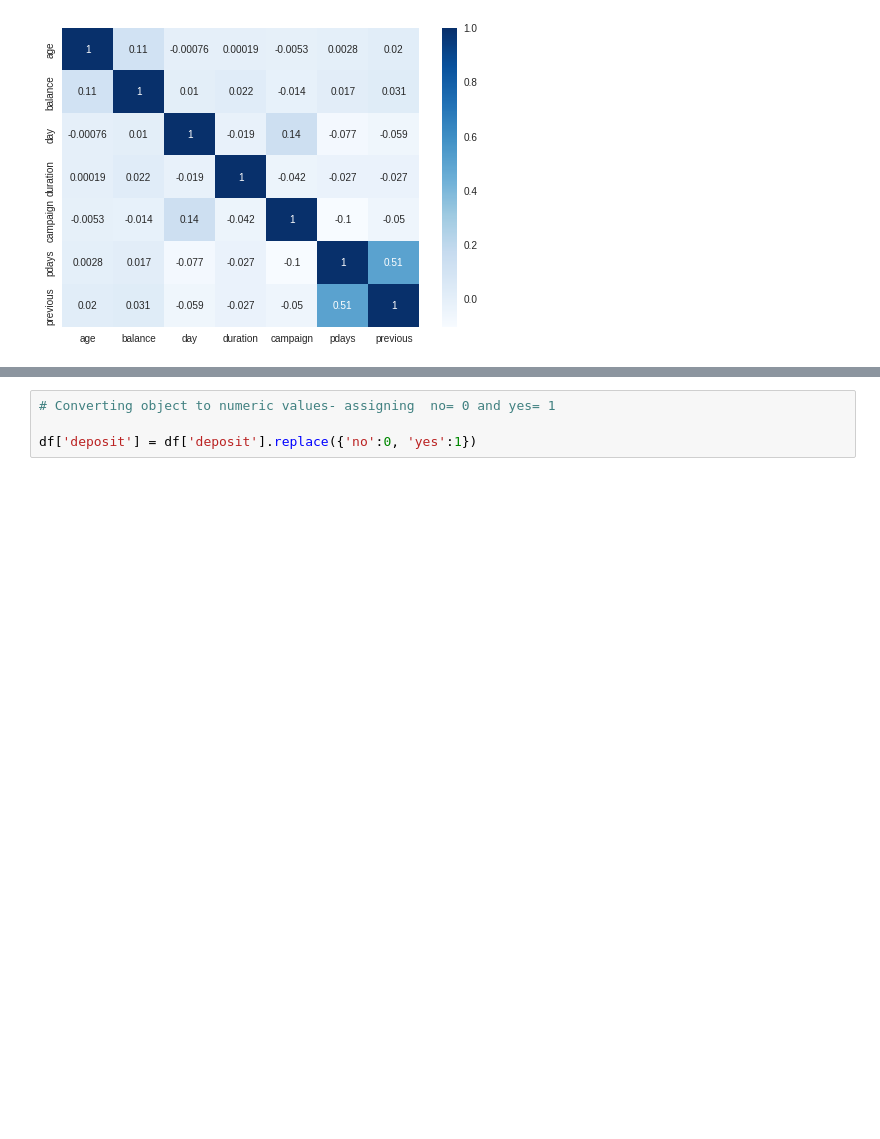
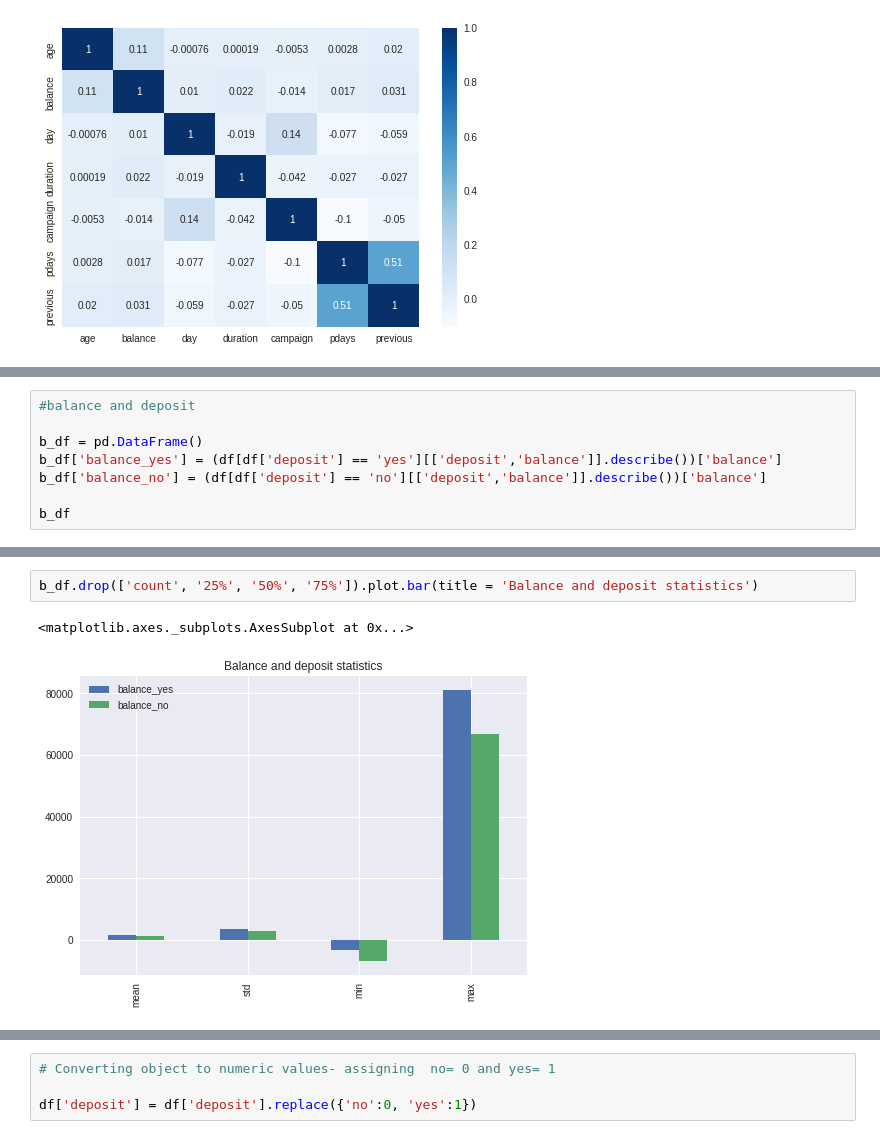
Before and after one commit to amltago/project2, a Jupyter notebook: ProjectB2.ipynb, the cells around one changed output, grey strips where cells are left out. Drawn from its saved outputs; the diff is of its cells as text; blank space fills up the shorter version.

```diff
--- a/ProjectB2.ipynb
+++ b/ProjectB2.ipynb
@@ -468,0 +493,8 @@ sns.heatmap(corr, cmap = 'Blues', annot = True);
+# %%
+#balance and deposit
+
+b_df = pd.DataFrame()
+b_df['balance_yes'] = (df[df['deposit'] == 'yes'][['deposit','balance']].describe())['balance']
+b_df['balance_no'] = (df[df['deposit'] == 'no'][['deposit','balance']].describe())['balance']
+
+b_df
@@ -468,0 +511,5 @@ sns.heatmap(corr, cmap = 'Blues', annot = True);
+# %%
+b_df.drop(['count', '25%', '50%', '75%']).plot.bar(title = 'Balance and deposit statistics')
+# %% [output]
+<matplotlib.axes._subplots.AxesSubplot at 0x...>
+[figure, added]
```
Also changed, not shown: parts of 21 cells of this notebook.
